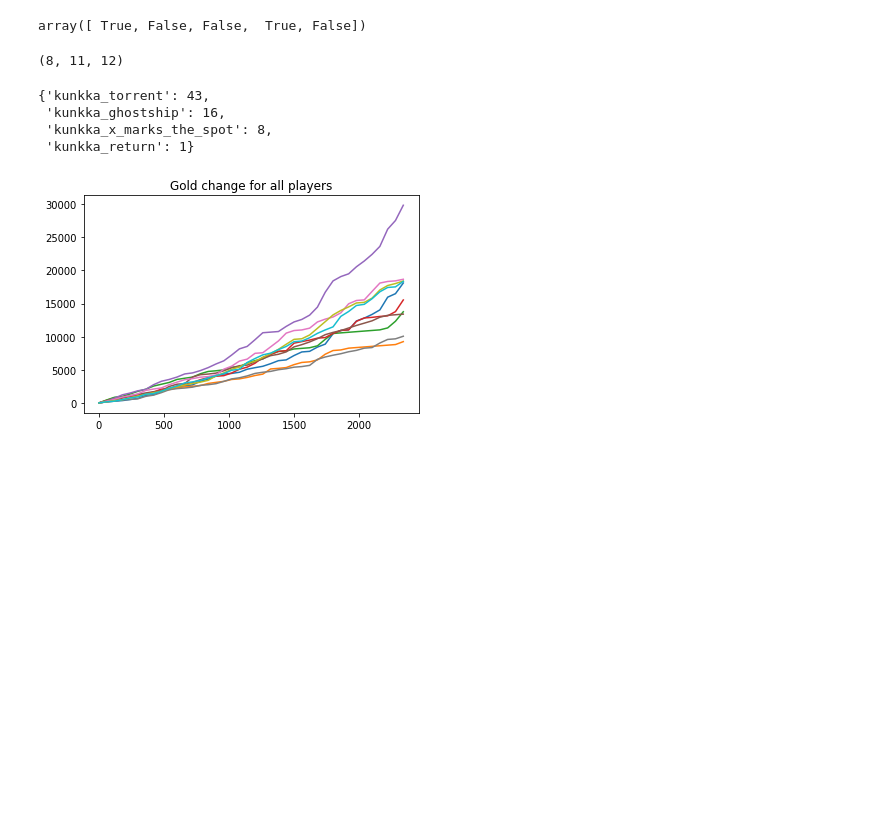
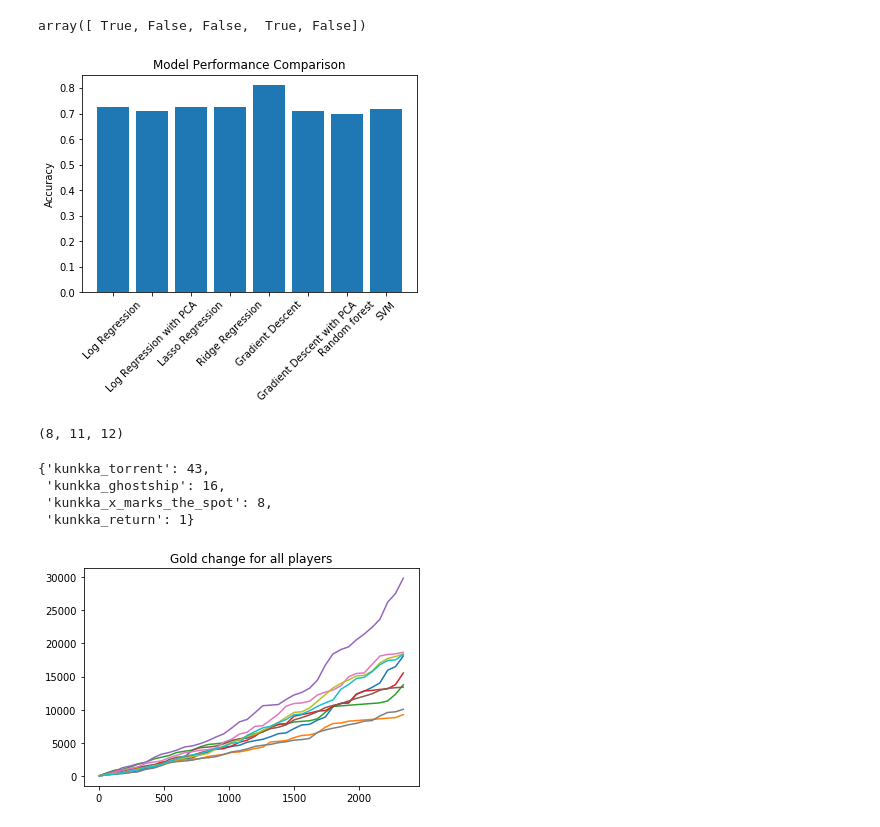
Before and after one commit to rghdrizzle/Dota2-Win-prediction, a Jupyter notebook: dota-2-lr.ipynb, the cells around one changed output. Drawn from its saved outputs; the diff is of its cells as text; code cells hidden in the pictures; blank space fills up the shorter version.

Commit message:
code: made comparisons with other model and represented the differences using a plot

```diff
--- a/dota-2-lr.ipynb
+++ b/dota-2-lr.ipynb
@@ -82,0 +128,24 @@ array([18849, 20826])
+# %%
+from sklearn.svm import SVC
+from sklearn.preprocessing import StandardScaler
+
+# We need to scale the data for SVM as it's sensitive to the feature scale
+scaler = StandardScaler()
+X_scaled = scaler.fit_transform(X)
+
+X_train_scaled, X_valid_scaled, y_train, y_valid = train_test_split(X_scaled, y, test_size=0.3, random_state=17)
+
+# Instantiate the SVM classifier with RBF kernel
+svm_clf = SVC(C=1.0, kernel='rbf', gamma='scale', probability=True, random_state=17)
+
+svm_clf.fit(X_train_scaled, y_train)
+
+y_pred_svm = svm_clf.predict(X_valid_scaled)
+
+accuracy_svm = accuracy_score(y_valid, y_pred_svm)
+roc_auc_svm = roc_auc_score(y_valid, svm_clf.predict_proba(X_valid_scaled)[:, 1])
+f1_svm = f1_score(y_valid, y_pred_svm)
+
+print(f"SVM Accuracy: {accuracy_svm}")
+print(f"SVM ROC-AUC: {roc_auc_svm}")
+print(f"SVM F1 Score: {f1_svm}")
@@ -113,7 +187,7 @@ print(accuracy_pca)
 %%time
 #Logistic Regression + Ridge Regression without PCA
 clf_lr.fit(x_train, y_train)
-y_pred = clf_lr.predict(x_valid)
-print('Log Regression validation roc_auc score {} '.format(roc_auc_score(y_pred, y_valid)))
+y_pred_l2 = clf_lr.predict(x_valid)
+print('Log Regression validation roc_auc score {} '.format(roc_auc_score(y_pred_l2, y_valid)))
 # %% [output]
 [LibLinear]Log Regression validation roc_auc score 0.7266546207314954
@@ -152,5 +226,7 @@ print(accuracy_pca_l1)
 #Logistic Regression + Lasso Regression without PCA
 clf_lr0.fit(x_train, y_train)
 y_pred = clf_lr0.predict(x_valid)
+accuracy_lr_lasso_noPsa = accuracy_score(y_valid, y_pred)
+print(accuracy_lr_lasso_noPsa)
 print('Log Regression  + Lasso Regression without PCA validation roc_auc score {} '.format(roc_auc_score(y_pred, y_valid)))
 # %% [output]
@@ -159,7 +236,7 @@ print('Log Regression  + Lasso Regression without PCA validation roc_auc score {
 C = 1
 penalty = 'l2'
 max_iter = 50
-solver = 'liblinear'
+solver = 'saga'
 random_state = 17
 n_jobs = -1
 verbose = 1
@@ -255,6 +337,21 @@ cv_scores_lr2 = cross_val_score(clf_lr_2, X, y, cv=cv, scoring='roc_auc')
 cv_scores_lr2 > cv_scores_lr1
 # %% [output]
 array([ True, False, False,  True, False])
+# %%
+import matplotlib.pyplot as plt
+
+results = {
+    "Model": ["Log Regression", "Log Regression with PCA", "Lasso Regression", "Ridge Regression", "Gradient Descent", "Gradient Descent with PCA","Random forest","SVM"],
+    "Accuracy": [roc_auc_score(y_pred_l1, y_valid), accuracy_pca,accuracy_lr_lasso_noPsa, roc_auc_score(y_pred_l2, y_valid), cv_scores_lr2.mean(), accuracy_pca_gd,accuracy_rf,accuracy_svm]
+}
+
+plt.bar(results['Model'], results['Accuracy'])
+plt.ylabel('Accuracy')
+plt.title('Model Performance Comparison')
+plt.xticks(rotation=45)
+plt.show()
+# %% [output]
+[figure, added]
 # %%
 import json
 with open(os.path.join(PATH_TO_DATA, 'train_matches.jsonl')) as f:
```
Also changed, not shown: parts of 12 cells of this notebook.
